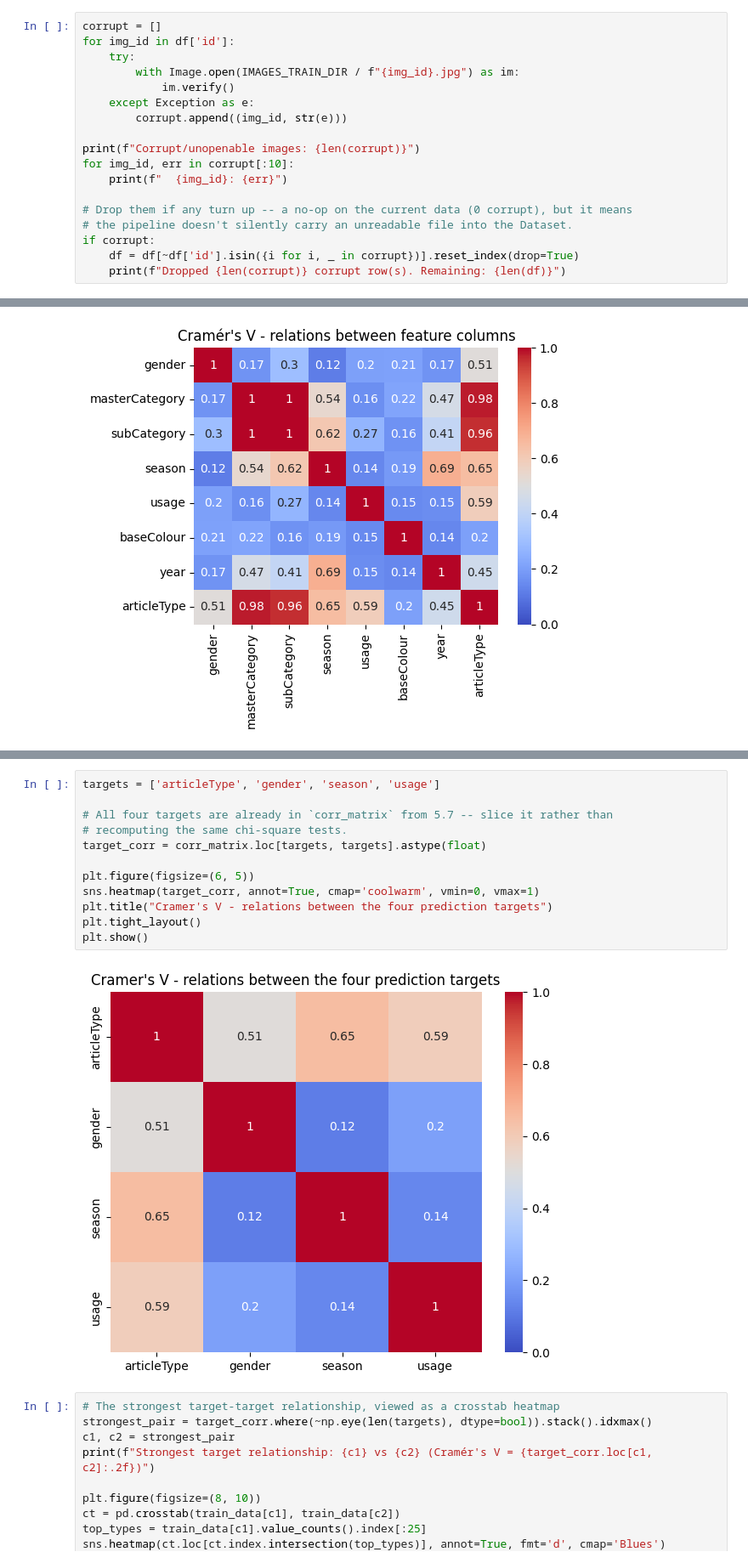
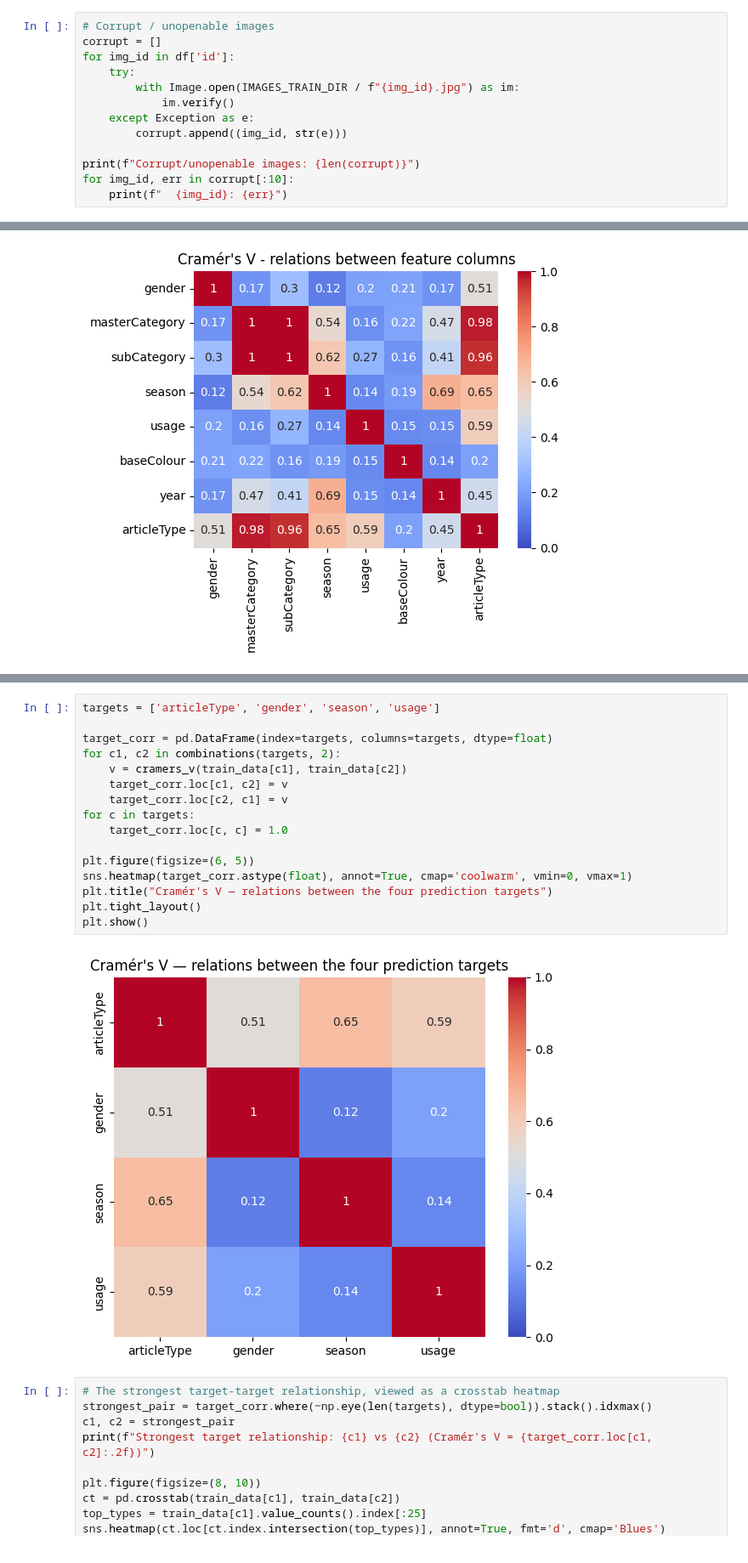
Before and after one commit to whiteshark05/COSC2753-Assignment-2, a Jupyter notebook: notebooks/COSC2753_A2_Preprocessing.ipynb, the cells around one changed output, grey strips where cells are left out. Shown at 85% size. Saved outputs shown, nothing was run; the diff lists cells and outputs as text.

```diff
--- a/notebooks/COSC2753_A2_Preprocessing.ipynb
+++ b/notebooks/COSC2753_A2_Preprocessing.ipynb
@@ -117,4 +153,5 @@ Remaining rows: 38612
 # %%
+# Corrupt / unopenable images
 corrupt = []
 for img_id in df['id']:
     try:
@@ -126,11 +163,5 @@ for img_id in df['id']:
 print(f"Corrupt/unopenable images: {len(corrupt)}")
 for img_id, err in corrupt[:10]:
     print(f"  {img_id}: {err}")
-
-# Drop them if any turn up -- a no-op on the current data (0 corrupt), but it means
-# the pipeline doesn't silently carry an unreadable file into the Dataset.
-if corrupt:
-    df = df[~df['id'].isin({i for i, _ in corrupt})].reset_index(drop=True)
-    print(f"Dropped {len(corrupt)} corrupt row(s). Remaining: {len(df)}")
 # %% [output]
 Corrupt/unopenable images: 0
@@ -517,17 +613,21 @@ plt.show()
 # %%
 targets = ['articleType', 'gender', 'season', 'usage']
 
-# All four targets are already in `corr_matrix` from 5.7 -- slice it rather than
-# recomputing the same chi-square tests.
-target_corr = corr_matrix.loc[targets, targets].astype(float)
+target_corr = pd.DataFrame(index=targets, columns=targets, dtype=float)
+for c1, c2 in combinations(targets, 2):
+    v = cramers_v(train_data[c1], train_data[c2])
+    target_corr.loc[c1, c2] = v
+    target_corr.loc[c2, c1] = v
+for c in targets:
+    target_corr.loc[c, c] = 1.0
 
 plt.figure(figsize=(6, 5))
-sns.heatmap(target_corr, annot=True, cmap='coolwarm', vmin=0, vmax=1)
-plt.title("Cramer's V - relations between the four prediction targets")
+sns.heatmap(target_corr.astype(float), annot=True, cmap='coolwarm', vmin=0, vmax=1)
+plt.title("Cramér's V — relations between the four prediction targets")
 plt.tight_layout()
 plt.show()
 # %% [output]
-[figure, old version]
+[figure, new version]
 # %%
 # The strongest target-target relationship, viewed as a crosstab heatmap
 strongest_pair = target_corr.where(~np.eye(len(targets), dtype=bool)).stack().idxmax()
```
Also changed, not shown: parts of 117 cells of this notebook.
